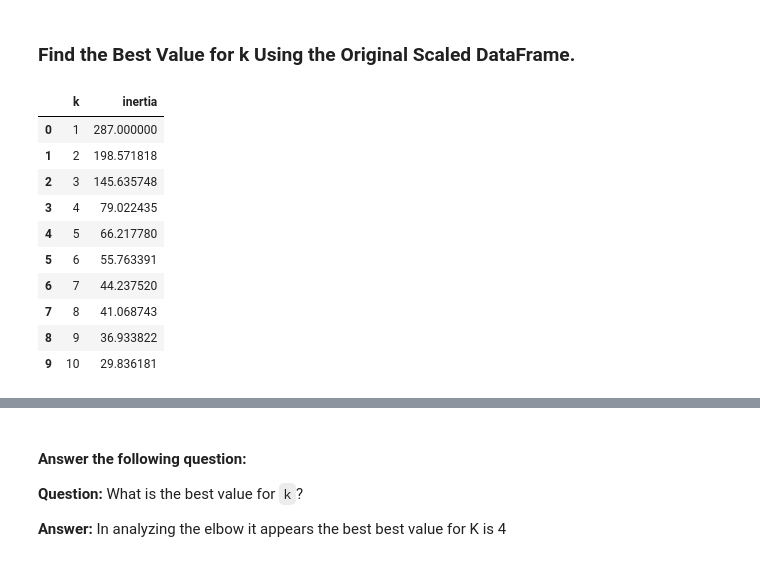
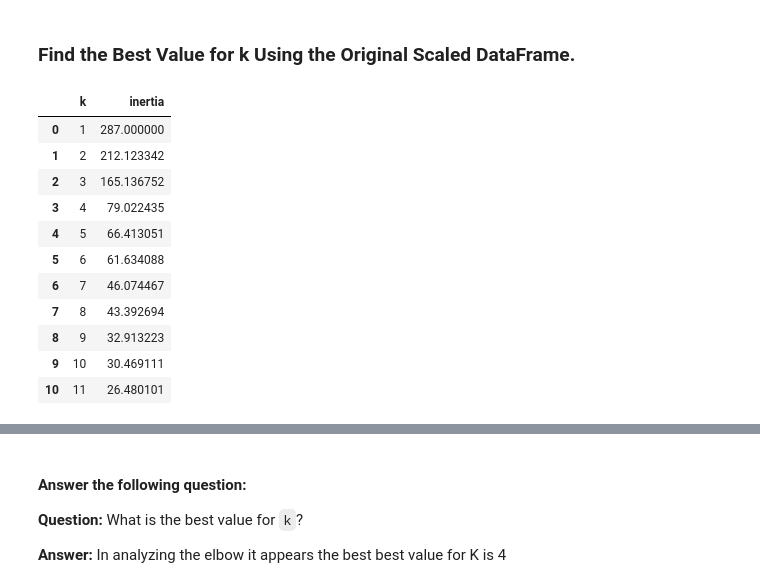
Before and after one commit to xraySMULu/CryptoClustering, a Jupyter notebook: Crypto_Clustering.ipynb, the cells around one changed output, grey strips where cells are left out. Drawn from its saved outputs; the diff is of its cells as text; code cells hidden in the pictures.

```diff
--- a/Crypto_Clustering.ipynb
+++ b/Crypto_Clustering.ipynb
@@ -17,12 +13,11 @@ warnings.filterwarnings('ignore')
 # %%
-# Load the data into a Pandas DataFrame and make the index the "coin_id" column.
-crypto_market_data_df = pd.read_csv("Resources/crypto_market_data.csv")
+# Load the data into a Pandas DataFrame
+crypto_market_data_df = pd.read_csv(
+    "Resources/crypto_market_data.csv",
+    index_col="coin_id")
 
-# Set the 'coin_id' column as the index of the DataFrame
-crypto_market_data_df.set_index('coin_id', inplace=True)
-
-# Display the first few rows of the DataFrame to verify
-crypto_market_data_df.head()
+# Display sample data
+crypto_market_data_df.head(10)
 # %% [output]
 |  | price_change_percentage_24h | price_change_percentage_7d | price_change_percentage_14d | price_change_percentage_30d | ... |
 | coin_id |  |  |  |  | ... |
@@ -86,6 +83,6 @@ Index(['bitcoin', 'ethereum', 'tether', 'ripple', 'bitcoin-cash',
 ### Prepare the Data
 # %%
 # Use the `StandardScaler()` module from scikit-learn to normalize the data from the CSV file
-market_data_scaled_df=StandardScaler().fit_transform(crypto_market_data_df)
-market_data_scaled_df
+crypto_scaled_df=StandardScaler().fit_transform(crypto_market_data_df)
+crypto_scaled_df[:5]
 # %% [output]
@@ -109,15 +99,13 @@ array([[ 5.08529366e-01,  4.93193071e-01,  7.72200433e-01,
 # %%
 # Create a DataFrame with the scaled data
-market_data_cmb_scaled= pd.DataFrame(market_data_scaled_df, columns=crypto_market_data_df.columns)
-
+crypto_transformed_df= pd.DataFrame(crypto_scaled_df, columns=['price_change_percentage_24h', 'price_change_percentage_7d', 'price_change_percentage_14d', 'price_change_percentage_30d', 'price_change_percentage_60d', 'price_change_percentage_200d',	'price_change_percentage_1y'])
 # Copy the crypto names from the original data
-market_data_cmb_scaled['coin_id']= crypto_market_data_df.index
-
+coins = list(crypto_market_data_df.index) #this returns a list of all the coin names from the original data
+crypto_transformed_df['coin_id']= coins
 # Set the coinid column as index
-market_data_cmb_scaled.set_index('coin_id', inplace=True)
-
+crypto_transformed_df=crypto_transformed_df.set_index('coin_id')
 # Display sample data
-market_data_cmb_scaled.head(10)
+crypto_transformed_df
 # %% [output]
 |  | price_change_percentage_24h | price_change_percentage_7d | price_change_percentage_14d | price_change_percentage_30d | ... |
 | coin_id |  |  |  |  | ... |
@@ -136,43 +130,42 @@ market_data_cmb_scaled.head(10)
 # %%
 # Create a list with the number of k-values to try
 # Use a range from 1 to 11
-from sklearn.cluster import KMeans
-import pandas as pd
-k = list(range(1,11))
+k = list(range(1,12))
 
 # Create an empty list to store the inertia values
 inertia = []
 
 # Create a for loop to compute the inertia with each possible value of k
 # Inside the loop:
 # 1. Create a KMeans model using the loop counter for the n_clusters
 # 2. Fit the model to the data using the scaled DataFrame
 # 3. Append the model.inertia_ to the inertia list
 for i in k:
-    k_model = KMeans(n_clusters=i, n_init='auto', random_state=2)
-    k_model.fit(market_data_scaled_df)
+    k_model = KMeans(n_clusters=i, random_state=1)
+    k_model.fit(crypto_transformed_df)
     inertia.append(k_model.inertia_)
 
 # Create a dictionary with the data to plot the Elbow curve
 elbow_data = {'k': k, 'inertia': inertia}
 
 # Create a DataFrame with the data to plot the Elbow curve
 df_elbow = pd.DataFrame(elbow_data)
 
 # Display the DataFrame
-df_elbow.head(10)
+df_elbow
 # %% [output]
 |  | k | inertia |
 | 0 | 1 | 287.000000 |
-| 1 | 2 | 198.571818 |
-| 2 | 3 | 145.635748 |
+| 1 | 2 | 212.123342 |
+| 2 | 3 | 165.136752 |
 | 3 | 4 | 79.022435 |
-| 4 | 5 | 66.217780 |
-| 5 | 6 | 55.763391 |
-| 6 | 7 | 44.237520 |
-| 7 | 8 | 41.068743 |
-| 8 | 9 | 36.933822 |
-| 9 | 10 | 29.836181 |
+| 4 | 5 | 66.413051 |
+| 5 | 6 | 61.634088 |
+| 6 | 7 | 46.074467 |
+| 7 | 8 | 43.392694 |
+| 8 | 9 | 32.913223 |
+| 9 | 10 | 30.469111 |
+| 10 | 11 | 26.480101 |
 # %%
 # Plot a line chart with all the inertia values computed with
 # the different values of k to visually identify the optimal value for k.
```
Also changed, not shown: parts of 27 cells of this notebook.
